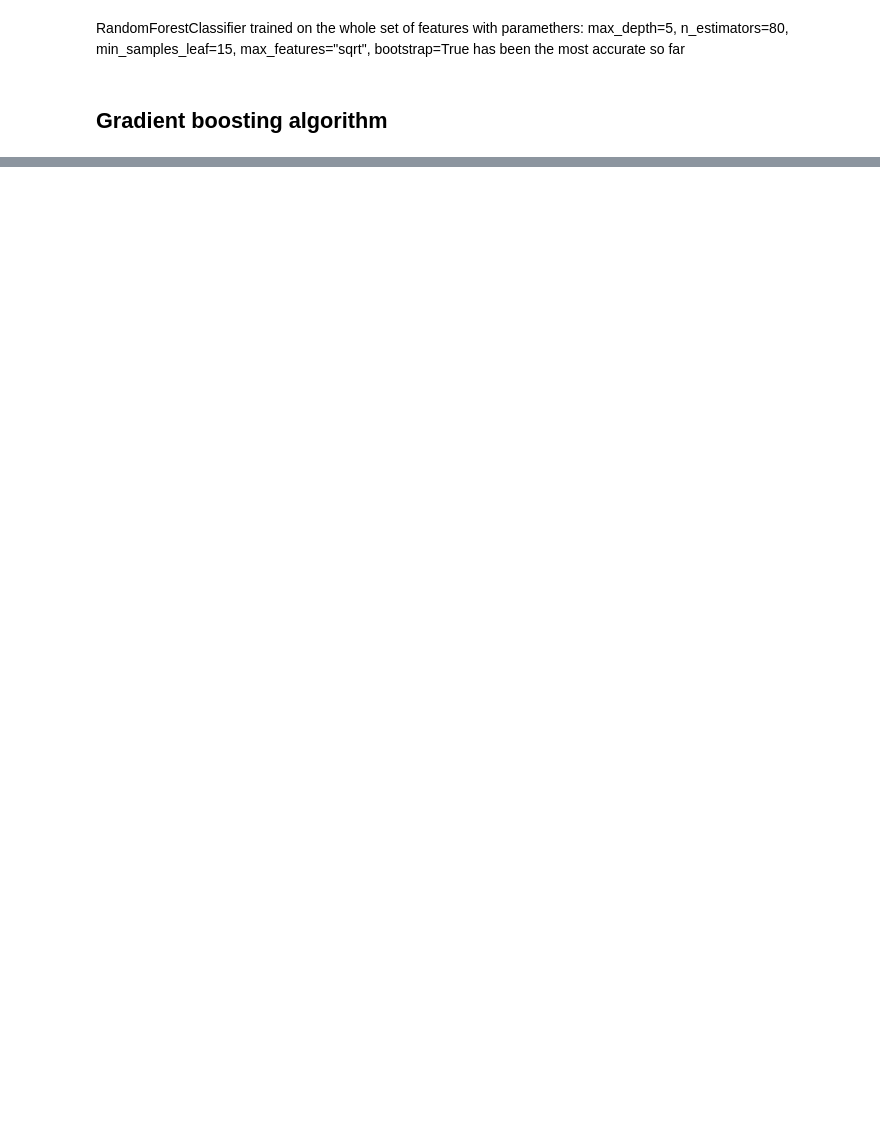
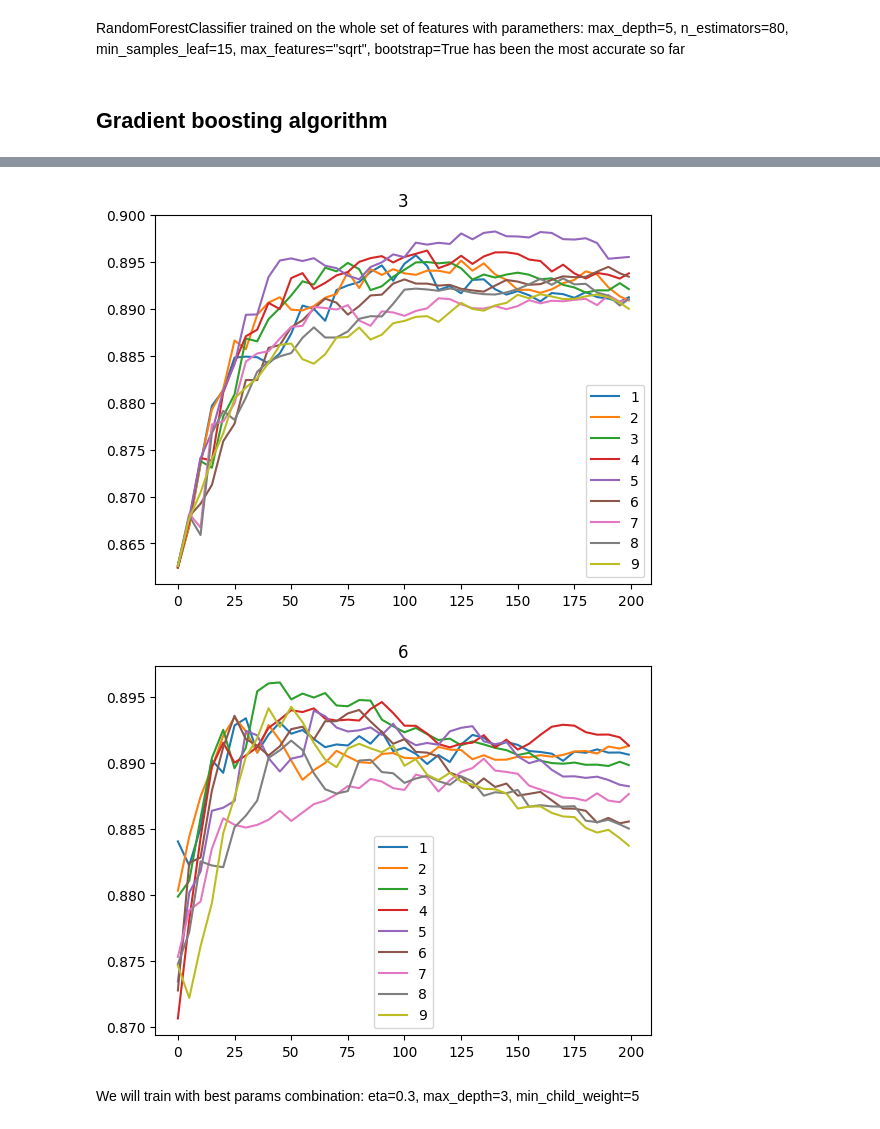
Before and after one commit to KatePril/admission-prediction, a Jupyter notebook: notebook.ipynb, the cells around one changed output, grey strips where cells are left out. Saved outputs shown, nothing was run; the diff lists cells and outputs as text; code cells hidden in the pictures; blank space fills up the shorter version.

```diff
--- a/notebook.ipynb
+++ b/notebook.ipynb
@@ -850,0 +966,19 @@ RandomForestClassifier trained on the whole set of features with paramethers: ma
+# %%
+eta = 0.3
+for depth in [3, 6]:
+    for weight in range(1, 10):
+        xgb_params = get_xgb_params(eta=eta, max_depth=depth, min_child_weight=weight)
+        with io.StringIO() as buf, redirect_stdout(buf):
+            model_full = xgb.train(xgb_params, dtrain_full, num_boost_round=200,
+                                           verbose_eval=5, evals=watchlist_full)
+            output = buf.getvalue()
+        data_score = parse_xgb_res(output)
+        plt.plot(data_score.iter, data_score.val_auc, label=f'{weight}')
+    plt.legend()
+    plt.title(depth)
+    plt.show()
+# %% [output]
+[figure, added]
+[figure, added]
+# %% [markdown]
+We will train with best params combination: eta=0.3, max_depth=3, min_child_weight=5
```
Also changed, not shown: parts of 63 cells of this notebook.
